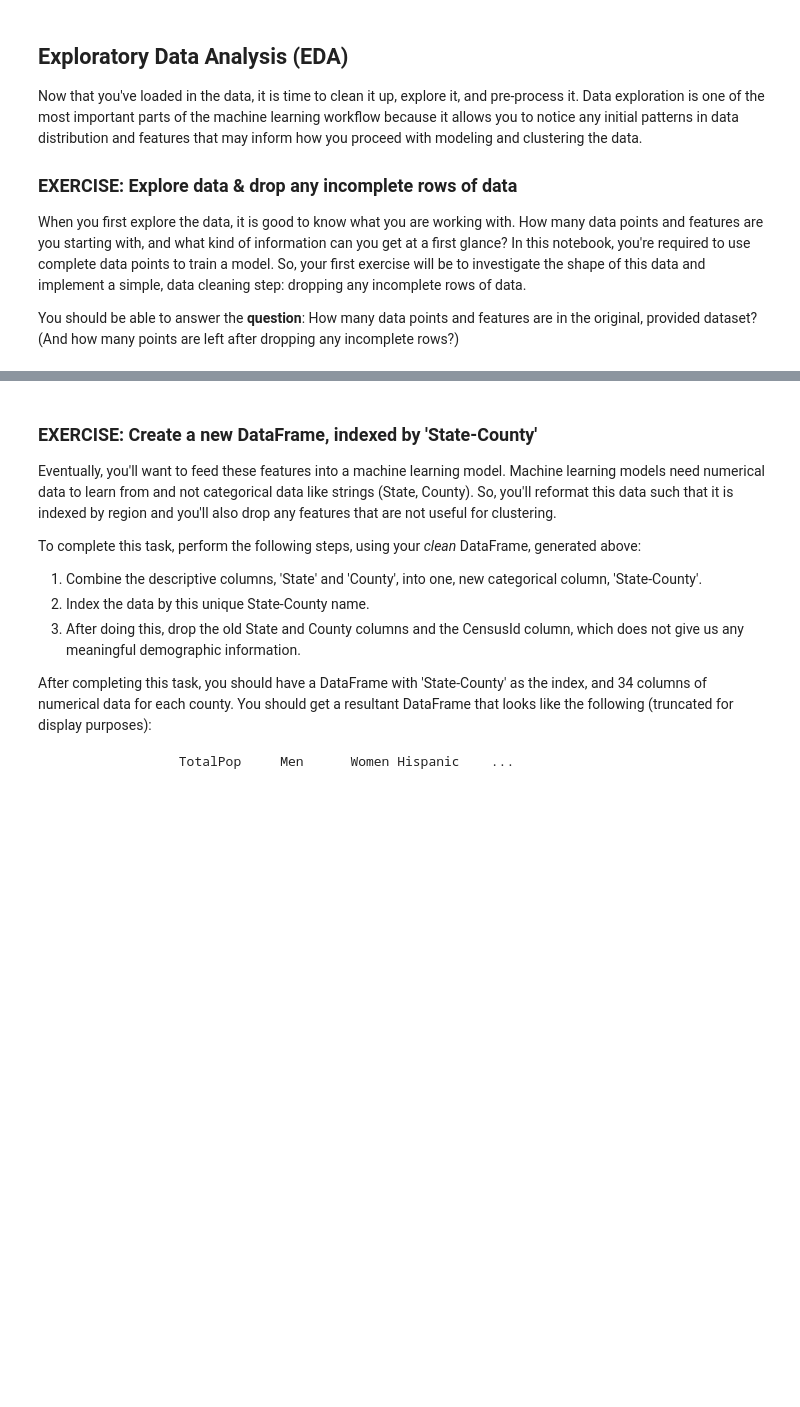
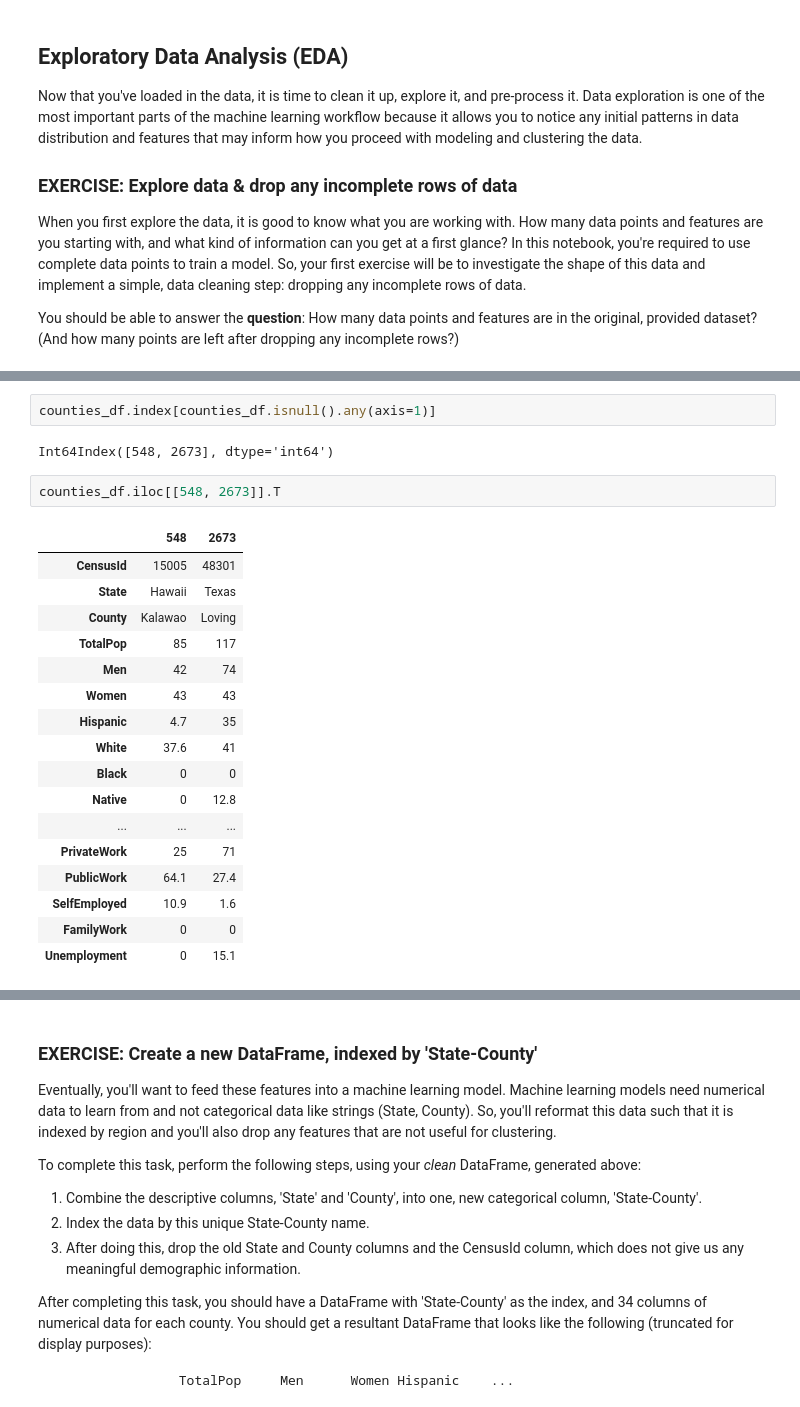
Before and after one commit to seongjaeryu/ML_SageMaker_Studies, a Jupyter notebook: Population_Segmentation/Pop_Segmentation_Exercise.ipynb, the cells around one changed output, grey strips where cells are left out. Saved outputs shown, nothing was run; the diff lists cells and outputs as text; blank space fills up the shorter version.

```diff
--- a/Population_Segmentation/Pop_Segmentation_Exercise.ipynb
+++ b/Population_Segmentation/Pop_Segmentation_Exercise.ipynb
@@ -133,0 +174,24 @@ You should be able to answer the **question**: How many data points and features
+# %%
+counties_df.index[counties_df.isnull().any(axis=1)]
+# %% [output]
+Int64Index([548, 2673], dtype='int64')
+# %%
+counties_df.iloc[[548, 2673]].T
+# %% [output]
+|  | 548 | 2673 |
+| CensusId | 15005 | 48301 |
+| State | Hawaii | Texas |
+| County | Kalawao | Loving |
+| TotalPop | 85 | 117 |
+| Men | 42 | 74 |
+| Women | 43 | 43 |
+| Hispanic | 4.7 | 35 |
+| White | 37.6 | 41 |
+| Black | 0 | 0 |
+| Native | 0 | 12.8 |
+| ... | ... | ... |
+| PrivateWork | 25 | 71 |
+| PublicWork | 64.1 | 27.4 |
+| SelfEmployed | 10.9 | 1.6 |
+| FamilyWork | 0 | 0 |
+| Unemployment | 0 | 15.1 |
```
Also changed, not shown: parts of 10 cells of this notebook.
